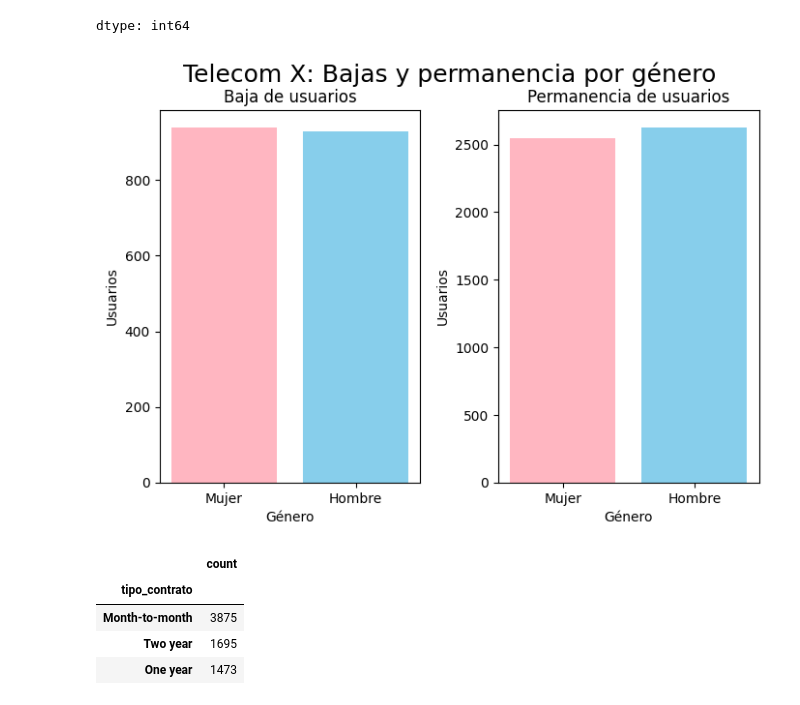
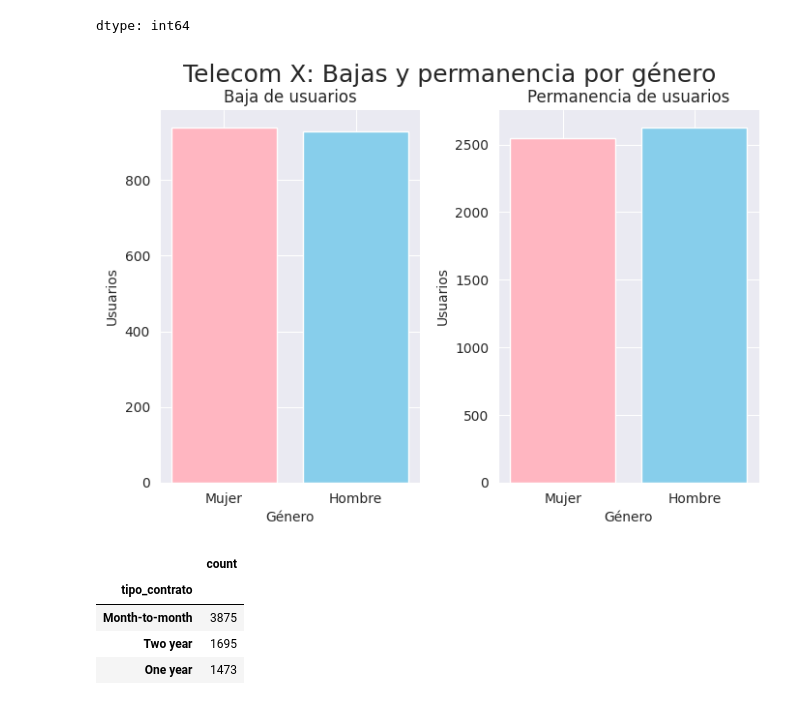
Before and after one commit to SebaDiezV/challenge_telecomX-alura, a Jupyter notebook: Challenge_TelecomX.ipynb, the cells around one changed output. Saved outputs shown, nothing was run; the diff lists cells and outputs as text; code cells hidden in the pictures.

```diff
--- a/Challenge_TelecomX.ipynb
+++ b/Challenge_TelecomX.ipynb
@@ -541,9 +542,12 @@ conteo_churn
 | 1 | 1869 |
 dtype: int64
 # %%
-fig,ax =plt.subplots(figsize=(8,5))
+fig,ax =plt.subplots(figsize=(8,8))
+fig.subplots_adjust(hspace=0.5, wspace=0.3)
+sns.set_style('darkgrid')
+sns.set_palette('deep')
 
-ax.bar(conteo_churn.index.astype(str), conteo_churn.values, color=['green', 'red'])
+bars = ax.bar(conteo_churn.index.astype(str), conteo_churn.values, color=['green', 'red'])
 ax.set_title('Telecom X: Proporción de clientes que permanecieron\ny los que se dieron de baja',
              loc='left', fontsize=18)
 ax.set_xlabel('Estado', fontsize =14)
@@ -555,5 +559,9 @@ ax.yaxis.set_tick_params(labelsize=12)
 ax.spines['top'].set_visible(False)
 ax.spines['right'].set_visible(False)
 
+for bar in bars:
+    height = bar.get_height()
+    ax.text(bar.get_x() + bar.get_width() / 2, height + 2, f'{int(height)}', ha='center', va='bottom')
+
 plt.show()
 # %% [output]
@@ -590,27 +598,33 @@ dtype: int64
 # %%
 fig,axs = plt.subplots(1,2, figsize=(8,5))
 fig.subplots_adjust(hspace=0.5, wspace=0.3)
 fig.suptitle('Telecom X: Bajas y permanencia por género', fontsize=18)
+sns.set_style('whitegrid')
+sns.set_palette('deep')
 
 axs[0].bar(baja_por_genero.index.astype(str) ,baja_por_genero.values,color=[ 'lightpink','skyblue'])
 axs[0].set_xlabel('Género')
 axs[0].set_ylabel('Usuarios')
 axs[0].set_xticks(['Female', 'Male'])
 axs[0].set_xticklabels(['Mujer', 'Hombre'])
+axs[0].spines['top'].set_visible(False)
+axs[0].spines['right'].set_visible(False)
 axs[0].set_title('Baja de usuarios')
 
 
 
 axs[1].bar(perm_por_genero.index.astype(str) ,perm_por_genero.values ,color=['lightpink','skyblue'])
 axs[1].set_xlabel('Género')
 axs[1].set_ylabel('Usuarios')
 axs[1].set_xticks(['Female', 'Male'])
 axs[1].set_xticklabels(['Mujer', 'Hombre'])
+axs[1].spines['top'].set_visible(False)
+axs[1].spines['right'].set_visible(False)
 axs[1].set_title('Permanencia de usuarios')
 
 plt.show()
 # %% [output]
-[figure, old version]
+[figure, new version]
 # %%
 por_contrato = df_normalized[['cancelacion_cliente', 'tipo_contrato']]
 por_contrato['tipo_contrato'].value_counts()
```
Also changed, not shown: parts of 21 cells of this notebook.
